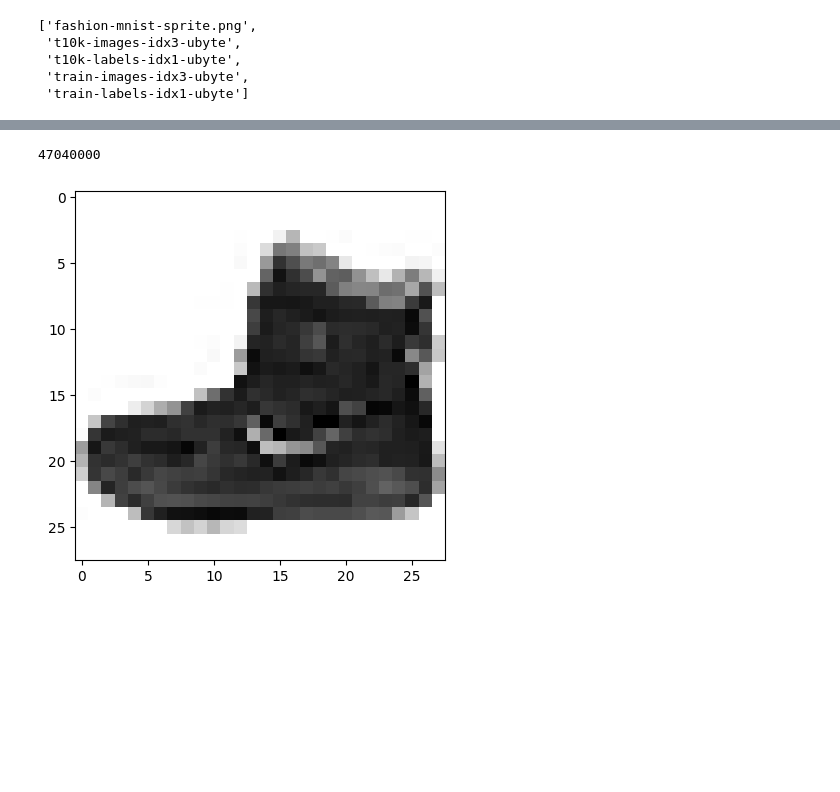
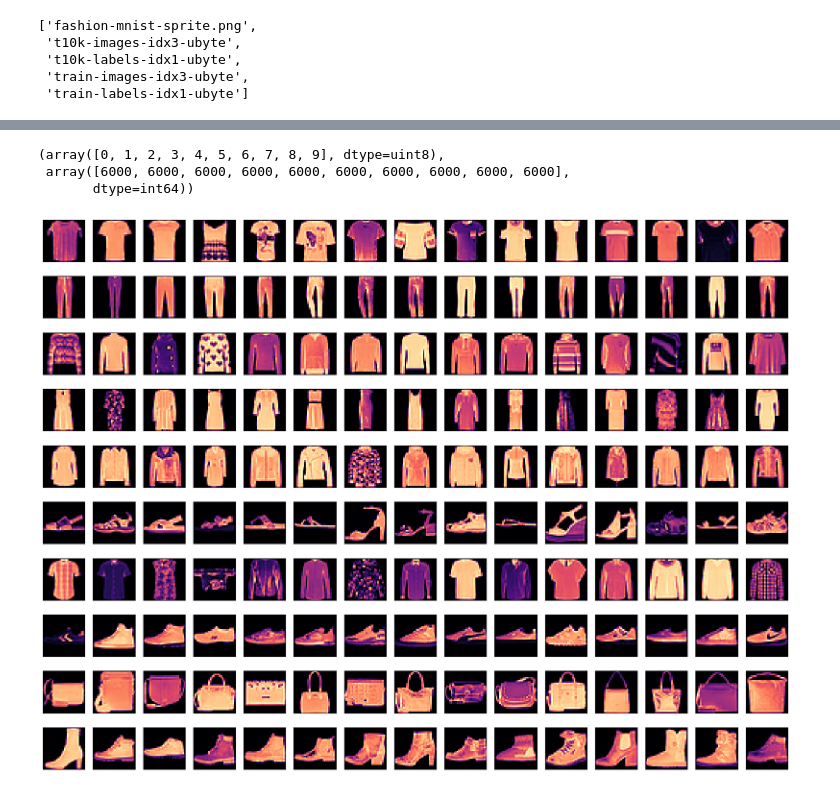
Before and after one commit to anoban/NNetworks, a Jupyter notebook: NNs From Scratch.ipynb, the cells around one changed output, grey strips where cells are left out. Drawn from its saved outputs; the diff is of its cells as text; code cells hidden in the pictures; blank space fills up the shorter version.

```diff
--- a/NNs From Scratch.ipynb
+++ b/NNs From Scratch.ipynb
@@ -520,15 +499,0 @@ for file in os.listdir(r"./Fashion-MNIST/")[1:]:
-# %%
-# so it turns out we just have pixel values in 8 bits
-# the training dataset contains 60,000 such images
-
-60_000 * 28 * 28
-# %% [output]
-47040000
-# %%
-# https://matplotlib.org/stable/users/explain/colors/colormaps.html
-# looks like a shoe
-
-plt.imshow(train_x[16:][: 28 * 28].reshape(28, 28), cmap = "binary")
-plt.show()
-# %% [output]
-[figure, removed]
@@ -536,0 +500,33 @@ plt.show()
+# %%
+fashion_images = Idx3(r"./Fashion-MNIST/train-images-idx3-ubyte")
+fashion_labels = Idx1(r"./Fashion-MNIST/train-labels-idx1-ubyte")
+# %%
+# let's examine what type of attire each label represents,
+
+np.unique(fashion_labels.data, return_counts = True)
+# %% [output]
+(array([0, 1, 2, 3, 4, 5, 6, 7, 8, 9], dtype=uint8),
+ array([6000, 6000, 6000, 6000, 6000, 6000, 6000, 6000, 6000, 6000],
+       dtype=int64))
+# %%
+# plot a random sample of 15 images from each label
+
+# sorted label indices 0 .. 9
+offset_sorted: NDArray[np.int64] = np.argsort(fashion_labels.data)
+# sort the pixel arrays, based on the sorted labels
+ims_sorted: NDArray[np.int8] = fashion_images[offset_sorted]
+
+# axes is a 10 x 15 grid.
+fig, axes = plt.subplots(nrows = 10, ncols = 15)
+fig.set_size_inches(20, 15)
+
+for i, grid_row in enumerate(axes, start = 0):
+    offsets: NDArray[np.int64] = (i * 6000) + np.random.randint(low = 0, high = 6000, size = 15, dtype = np.uint64)
+    for j, rand in enumerate(offsets, start = 0):
+        grid_row[j].imshow(ims_sorted[:, rand].reshape(28, 28), cmap = "magma")
+        grid_row[j].set_xticks([])
+        grid_row[j].set_yticks([])
+
+plt.show()
+# %% [output]
+[figure, added]
```
Also changed, not shown: parts of 10 cells of this notebook, 1 other file.
